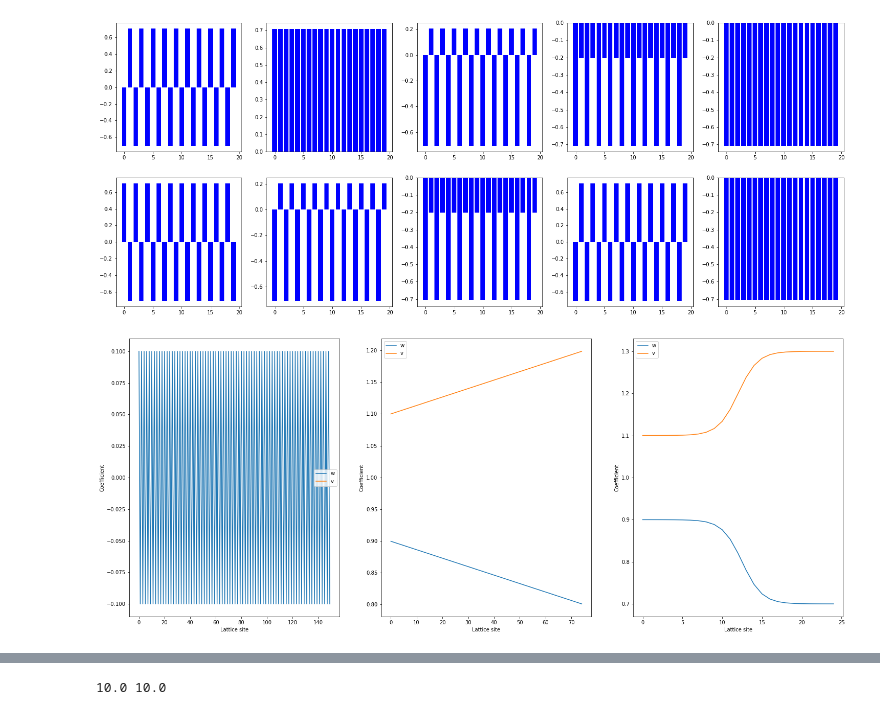
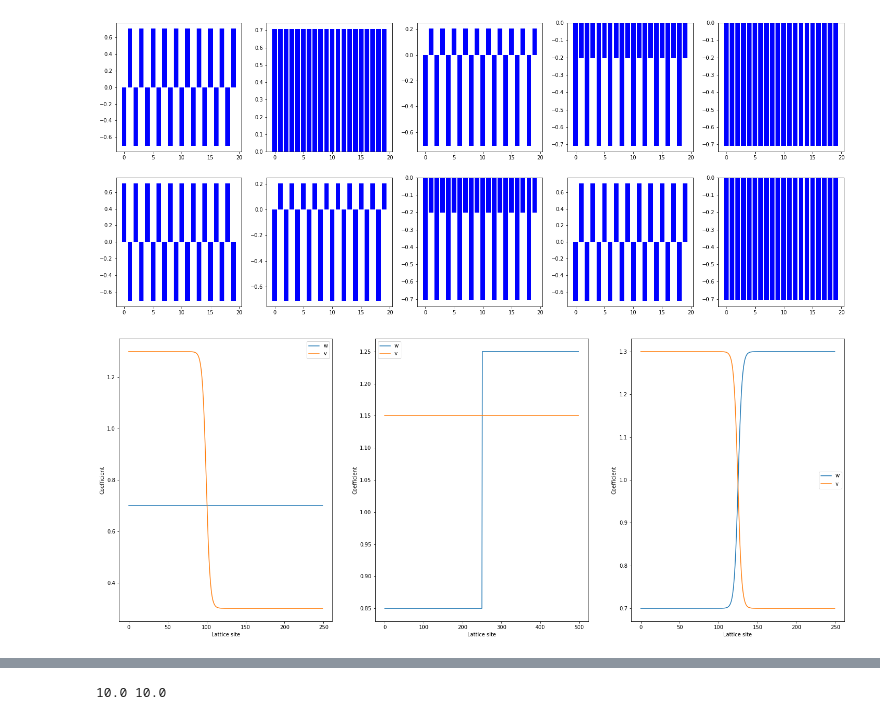
Before and after one commit to lucas-s-work/M4R, a Jupyter notebook: masters.ipynb, the cells around one changed output, grey strips where cells are left out. Saved outputs shown, nothing was run; the diff lists cells and outputs as text; code cells hidden in the pictures.

Commit message:
Add new perturbations, add new forms of local polarization, add domain wall versions

```diff
--- a/masters.ipynb
+++ b/masters.ipynb
@@ -78,7 +78,7 @@ for i in range(0,10):
 # %%
 # Define the toy model hamiltonian
 
-def toy_finite(v, N, epsilon):
+def toy_finite(v, N, epsilon, invert=False):
     # need N to be even
     if not is_even(N):
         raise Exception("N must be even")
@@ -86,66 +86,94 @@ def toy_finite(v, N, epsilon):
     mat = np.zeros((N,N))
     for k in range(0,N//2):
         i = 2 * k
-        mat[i][i+1] = v(i, epsilon)
-        mat[i+1][i] = v(i, epsilon)
+        mat[i][i+1] = v(i, epsilon, invert=invert)
+        mat[i+1][i] = v(i, epsilon, invert=invert)
         if i + 2 < N:
-            mat[i+1][i+2] = v(i+1, epsilon)
-            mat[i+2][i+1] = v(i+1, epsilon)
+            mat[i+1][i+2] = v(i+1, epsilon, invert=invert)
+            mat[i+2][i+1] = v(i+1, epsilon, invert=invert)
 
-     # Compute eigenvectors
+    # Compute eigenvectors
     eigs, vecs = np.linalg.eigh(mat)
     return eigs, vecs.T
 
 def linear_perturbation(N, start=0, end=1, base_size=0.1):
-    def v(i, epsilon):
-        return 1 + (-1)**i * (epsilon * i * (end - start)/ N + base_size)
+    def v(i, epsilon, invert=False):
+        return 1 + (-1)**(i+invert) * (epsilon * i * (end - start)/ N + base_size)
 
     return v
 
-def tanh_perturbation(N, rate=10, base_size=0.1):
-    def v(i, epsilon):
-        if is_even(i):
-            return 1 - epsilon * (np.tanh((i - N//2) * rate / N) + 1) - base_size
-        return 1 + epsilon * (np.tanh((i - N//2) * rate / N) + 1) + base_size
+def tanh_perturbation(N, rate=0.1, base_size=0.3):
+    def v(i, epsilon, invert=False):
+        if is_even(i + 1 - invert):
+            return 1 +  epsilon * (np.tanh((i - N//2) * rate) + 1) + base_size
+        return 1 - epsilon * (np.tanh((i - N//2) * rate) + 1) - base_size
 
     return v
 
-def uniform_perturbation(base, base_size=0):
-    def v(i, epsilon):
-        return base + (-1)**i * (epsilon + base_size)
+
+def tanh_single_perturbation(N, rate=0.1, base_size=0.3):
+    def v(i, epsilon, invert=False):
+        if is_even(i + 1 - invert):
+            return 1 +  epsilon * (np.tanh((i - N//2 + 50) * rate) + 1) + base_size
+        return 1 - base_size
 
     return v
 
-def plot_pert(perturbation, N, epsilon=0.1):
+def discrete_single_perturbation(N, rate=0.1, base_size=0.15):
+    def v(i, epsilon, invert=False):
+        if i > N//2:
+            if is_even(i-invert):
+                return 1 - epsilon - base_size
+            return 1 + base_size
+        return 1 + (-1)**(i+1+invert) * base_size
+
+    return v
+
+def discrete_perturbation(N, base_size=0.15):
+    def v(i, epsilon, invert=False):
+        if i > N//2:
+            return 1 + (-1)**(i+1+invert) *(epsilon + base_size)
+        return 1 + (-1)**(i+1+invert) * base_size
+
+    return v
+
+def uniform_perturbation(base, base_size=0.1):
+    def v(i, epsilon, invert=False):
+        return base + (-1)**(i+1 - invert) * (epsilon + base_size)
+
+    return v
+
+def plot_pert(perturbation, N, epsilon=0.3):
     r = list(range(0,N//2))
-    perts = []
+    w = []
+    v = []
 
     for i in range(0,N):
-        perts.append(perturbation(i, epsilon))
+        if is_even(i):
+            w.append(perturbation(i, epsilon))
+        else:
+            v.append(perturbation(i, epsilon))
 
-    perts = np.array(perts)
-    ws = perts[perts<=1]
-    vs = perts[perts>1]
 
     plt.xlabel("Lattice site")
     plt.ylabel("Coefficient")
 
-    plt.plot(list(range(0,len(ws))), ws, label='w')
-    plt.plot(list(range(0,len(vs))), vs, label='v')
+    plt.plot(list(range(0,len(w))), w, label='w')
+    plt.plot(list(range(0,len(v))), v, label='v')
     plt.legend()
 
 plt.figure(figsize=(25,10))
 plt.subplot(131)
-plot_pert(uniform_perturbation(0),150)
+plot_pert(tanh_single_perturbation(500),500, epsilon=-.5)
 plt.subplot(132)
-plot_pert(linear_perturbation(150),150)
+plot_pert(discrete_single_perturbation(1000),1000, epsilon=-0.4)
 plt.subplot(133)
-plot_pert(tanh_perturbation(50),50)
+plot_pert(tanh_perturbation(500),500, epsilon=-0.3)
 
 # plot_eigs(toy_finite(tanh_perturbation(100),100)[0])
 # plot_eigs(ssh_finite(1.0,1.0,100)[0])
 # %% [output]
-[figure, old version]
+[figure, new version]
 # %%
 # Now introduce time dependent polarization computations, this involves slowly turning on the perturbation (epsilon 0 -> e)
 # We can use the previously defined toy model to compute the instantaneous eigenvectors/values
```
Also changed, not shown: parts of 9 cells of this notebook.
